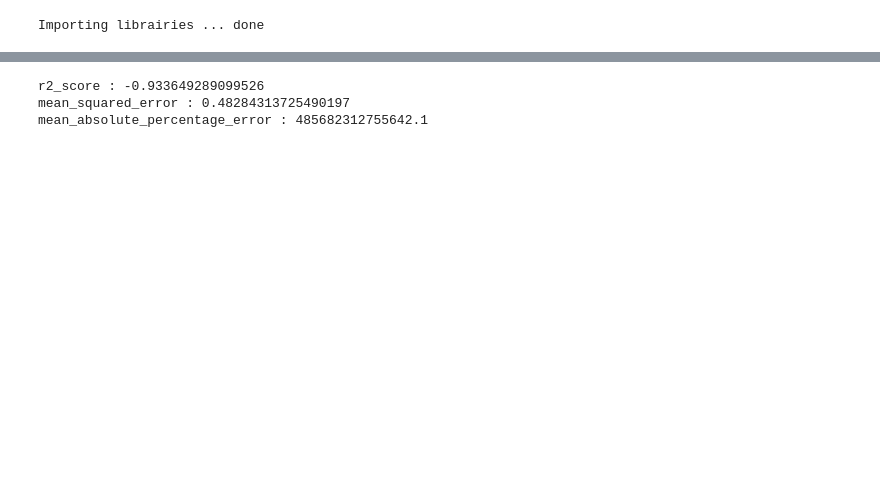
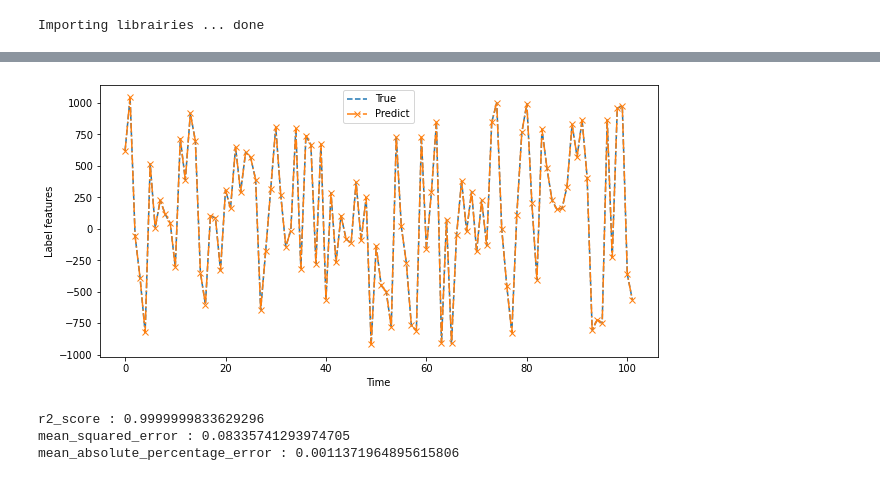
Before and after one commit to sconle/HMM, a Jupyter notebook: myScripts/data_generation.ipynb, the cells around one changed output, grey strips where cells are left out. Cells and saved outputs as stored; diff of their text form; code cells hidden in the pictures; blank space fills up the shorter version.

```diff
--- a/myScripts/data_generation.ipynb
+++ b/myScripts/data_generation.ipynb
@@ -63,11 +112,21 @@ plt.show()
+# %%
+plt.figure(figsize=(10,5))
+plt.plot(y[0,:,0].T, '--', label="True")
+plt.plot(clf.predict(X)[0,:,0].T, '-.x', label="Predict")
+plt.legend()
+plt.xlabel("Time")
+plt.ylabel("Label features")
+plt.show()
+# %% [output]
+[figure, added]
 # %%
 
-gamma_true = gamma.flatten()
-gamma_predict = clf.gamma_.flatten()
-print(f"r2_score : {r2_score(gamma_true, gamma_predict)}")
-print(f"mean_squared_error : {mean_squared_error(gamma_true, gamma_predict)}")
-print(f"mean_absolute_percentage_error : {mean_absolute_percentage_error(gamma_true, gamma_predict)}")
+y_true = y.flatten()
+y_predict = clf.predict(X).flatten()
+print(f"r2_score : {r2_score(y_true, y_predict)}")
+print(f"mean_squared_error : {mean_squared_error(y_true, y_predict)}")
+print(f"mean_absolute_percentage_error : {mean_absolute_percentage_error(y_true, y_predict)}")
 # %% [output]
-r2_score : -0.933649289099526
-mean_squared_error : 0.48284313725490197
-mean_absolute_percentage_error : 485682312755642.1
+r2_score : 0.9999999833629296
+mean_squared_error : 0.08335741293974705
+mean_absolute_percentage_error : 0.0011371964895615806
```
Also changed, not shown: parts of 7 cells of this notebook.
